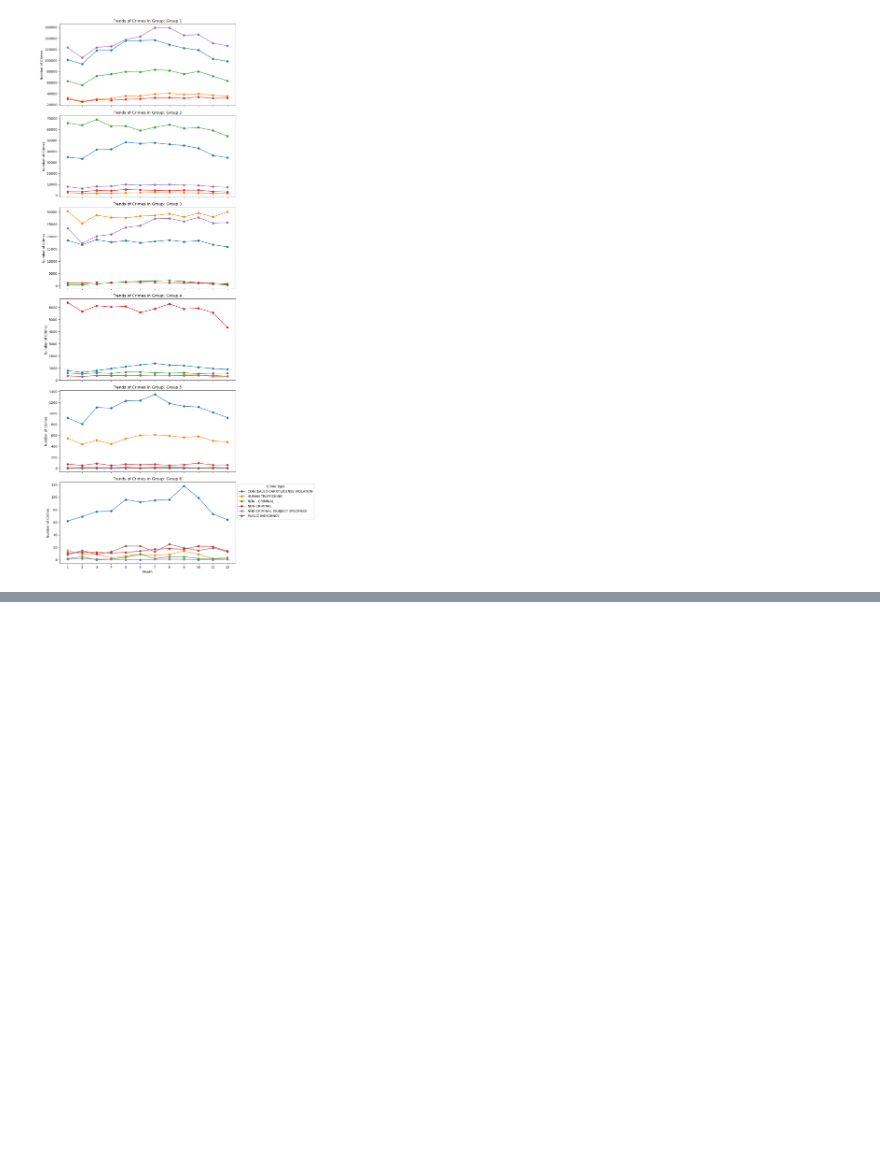
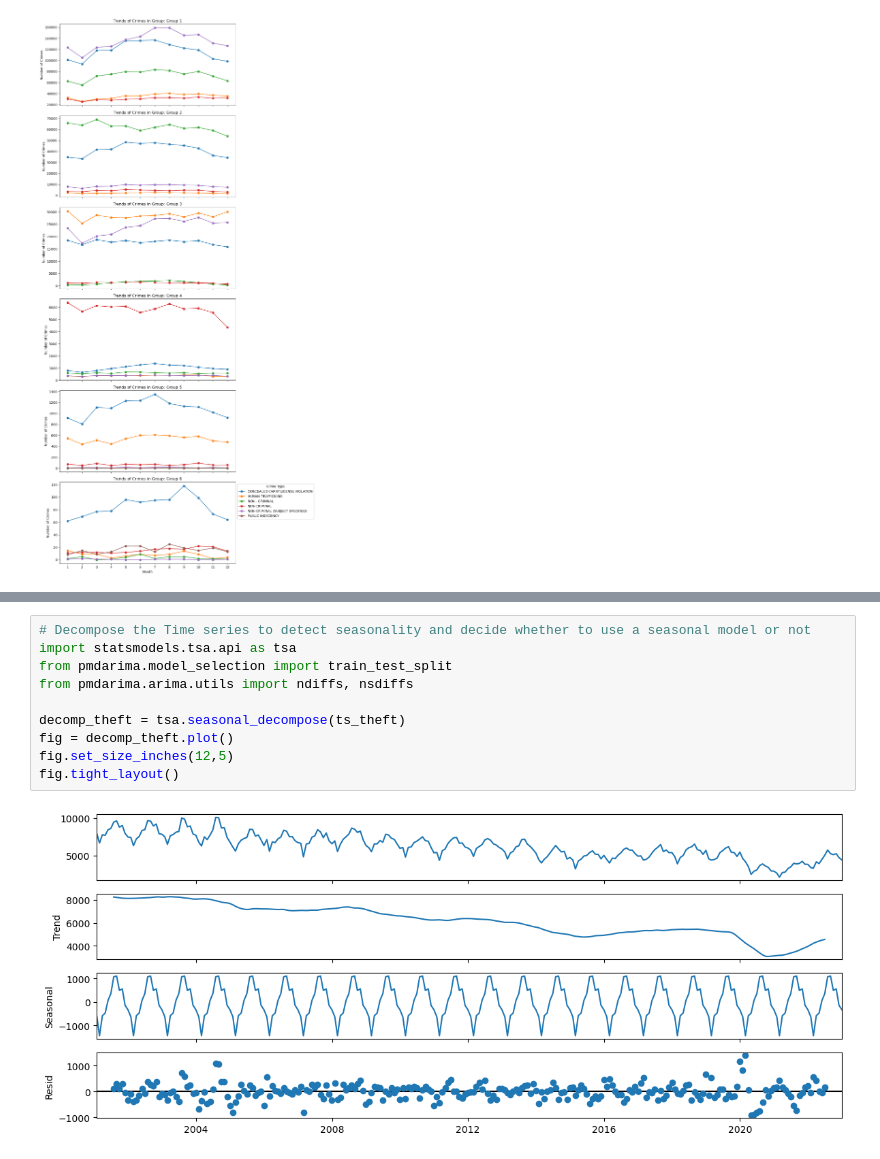
Before and after one commit to amd3897/Chicago-Crime, a Jupyter notebook: Chicago_Crime.ipynb, the cells around one changed output, grey strips where cells are left out. Cells and saved outputs as stored; diff of their text form; blank space fills up the shorter version.

```diff
--- a/Chicago_Crime.ipynb
+++ b/Chicago_Crime.ipynb
@@ -594,0 +751,12 @@ plt.show()
+# %%
+# Decompose the Time series to detect seasonality and decide whether to use a seasonal model or not
+import statsmodels.tsa.api as tsa
+from pmdarima.model_selection import train_test_split
+from pmdarima.arima.utils import ndiffs, nsdiffs
+
+decomp_theft = tsa.seasonal_decompose(ts_theft)
+fig = decomp_theft.plot()
+fig.set_size_inches(12,5)
+fig.tight_layout()
+# %% [output]
+[figure, added]
```
Also changed, not shown: parts of 66 cells of this notebook.
